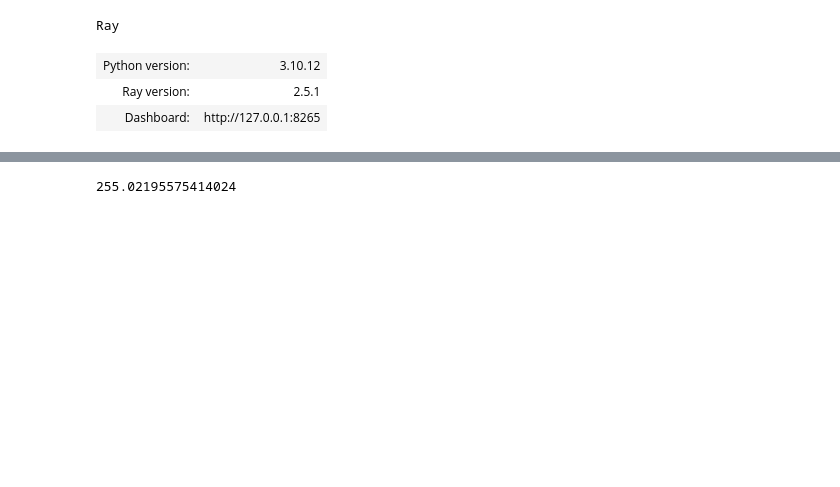
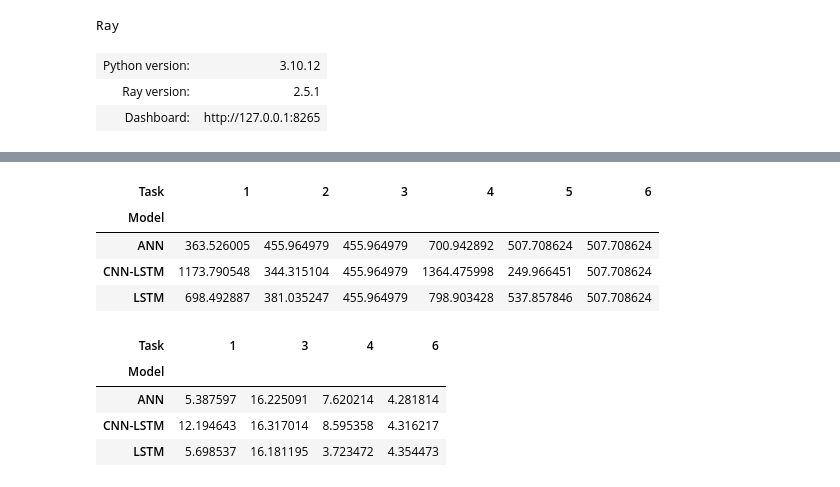
Before and after one commit to seokjin1013/FSR-prediction, a Jupyter notebook: simulation_result.ipynb, the cells around one changed output, grey strips where cells are left out. Saved outputs shown, nothing was run; the diff lists cells and outputs as text; code cells hidden in the pictures; blank space fills up the shorter version.

```diff
--- a/simulation_result.ipynb
+++ b/simulation_result.ipynb
@@ -53,7 +18,2 @@ TASKS = Tasks()
 # %%
 data = fsr_data.get_data()
-# %%
-def get_GRF(data):
-    data = np.array(data)
-    return data.sum(axis=1)
-GRT = get_GRF(data['force'])
@@ -225,16 +130,14 @@ from fsr_predictor import get_best_checkpoint, get_best_prediction
 
 experiment = min(((e[0], e[1]) for e in grfs if e[2] == 2), key=lambda e: e[1])[1].split('/')[-3]
 try:
-    output = get_best_prediction(experiment, 'rmse_force', 'min')
+    output = get_best_checkpoint(experiment, 'rmse_force', 'min')
 except:
-    output = get_best_prediction(experiment, 'rmse', 'min')
-BEST_GRF_TASK3_PRED = np.concatenate([e[0] for e in output])
-BEST_GRF_TASK3_Y = np.concatenate([e[1] for e in output])
+    output = get_best_checkpoint(experiment, 'rmse', 'min')
+BEST_GRF_TASK3_PRED, BEST_GRF_TASK3_Y = get_best_prediction(*output)
 
 experiment = min(((e[0], e[1]) for e in grfs if e[2] == 5), key=lambda e: e[1])[1].split('/')[-3]
 try:
-    output = get_best_prediction(experiment, 'rmse_force', 'min')
+    output = get_best_checkpoint(experiment, 'rmse_force', 'min')
 except:
-    output = get_best_prediction(experiment, 'rmse', 'min')
-BEST_GRF_TASK6_PRED = np.concatenate([e[0] for e in output])
-BEST_GRF_TASK6_Y = np.concatenate([e[1] for e in output])
+    output = get_best_checkpoint(experiment, 'rmse', 'min')
+BEST_GRF_TASK6_PRED, BEST_GRF_TASK6_Y = get_best_prediction(*output)
@@ -251,14 +151,7 @@ for task in [3, 6]:
             checkpoint, metric = get_best_checkpoint(TASKS(model, task), 'rmse', 'min')
         trainer = FSR_Trainable(config=metric['config'])
         trainer.restore(checkpoint)
-        output = trainer.eval()
-        preds = []
-        ys = []
-        for pred, y in output:
-            preds.append(pred)
-            ys.append(y)
-        preds = np.concatenate(preds)
-        ys = np.concatenate(ys)
+        preds, ys = trainer.eval()
 
         # data definition
         pred_force = BEST_GRF_TASK3_PRED if task == 3 else BEST_GRF_TASK6_PRED
@@ -353,4 +240,27 @@ display(best_cop_model)
-# %%
-(624.673664804272 ** 2 / 6) ** 0.5
-# %% [output]
-255.02195575414024
+# %%
+import pandas as pd
+grf_frame = {}
+cop_frame = {}
+for i in range(1, 7):
+    grf_frame[i] = [best_grf_model[(i, 'ANN')][0], best_grf_model[(i, 'CNN-LSTM')][0], best_grf_model[(i, 'LSTM')][0]]
+for i in [1, 3, 4, 6]:
+    cop_frame[i] = [best_cop_model[(i, 'ANN')][0], best_cop_model[(i, 'CNN-LSTM')][0], best_cop_model[(i, 'LSTM')][0]]
+grf_frame = pd.DataFrame(grf_frame, index=['ANN', 'CNN-LSTM', 'LSTM'])
+grf_frame.columns.set_names('Task', inplace=True)
+grf_frame.index.set_names('Model', inplace=True)
+display(grf_frame)
+cop_frame = pd.DataFrame(cop_frame, index=['ANN', 'CNN-LSTM', 'LSTM'])
+cop_frame.columns.set_names('Task', inplace=True)
+cop_frame.index.set_names('Model', inplace=True)
+display(cop_frame)
+# %% [output]
+| Task | 1 | 2 | 3 | 4 | 5 | 6 |
+| Model |  |  |  |  |  |  |
+| ANN | 363.526005 | 455.964979 | 455.964979 | 700.942892 | 507.708624 | 507.708624 |
+| CNN-LSTM | 1173.790548 | 344.315104 | 455.964979 | 1364.475998 | 249.966451 | 507.708624 |
+| LSTM | 698.492887 | 381.035247 | 455.964979 | 798.903428 | 537.857846 | 507.708624 |
+| Task | 1 | 3 | 4 | 6 |
+| Model |  |  |  |  |
+| ANN | 5.387597 | 16.225091 | 7.620214 | 4.281814 |
+| CNN-LSTM | 12.194643 | 16.317014 | 8.595358 | 4.316217 |
+| LSTM | 5.698537 | 16.181195 | 3.723472 | 4.354473 |
```
Also changed, not shown: parts of 9 cells of this notebook, 37 other files.
